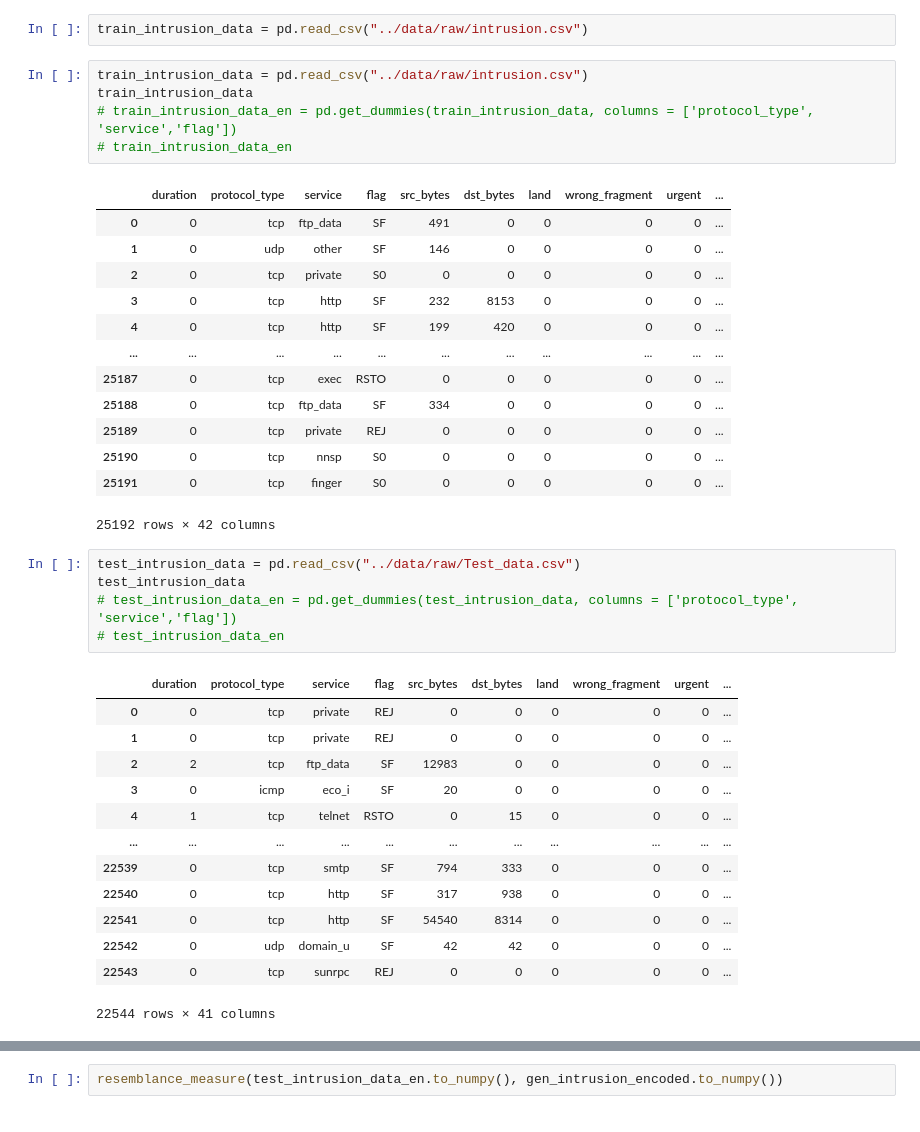
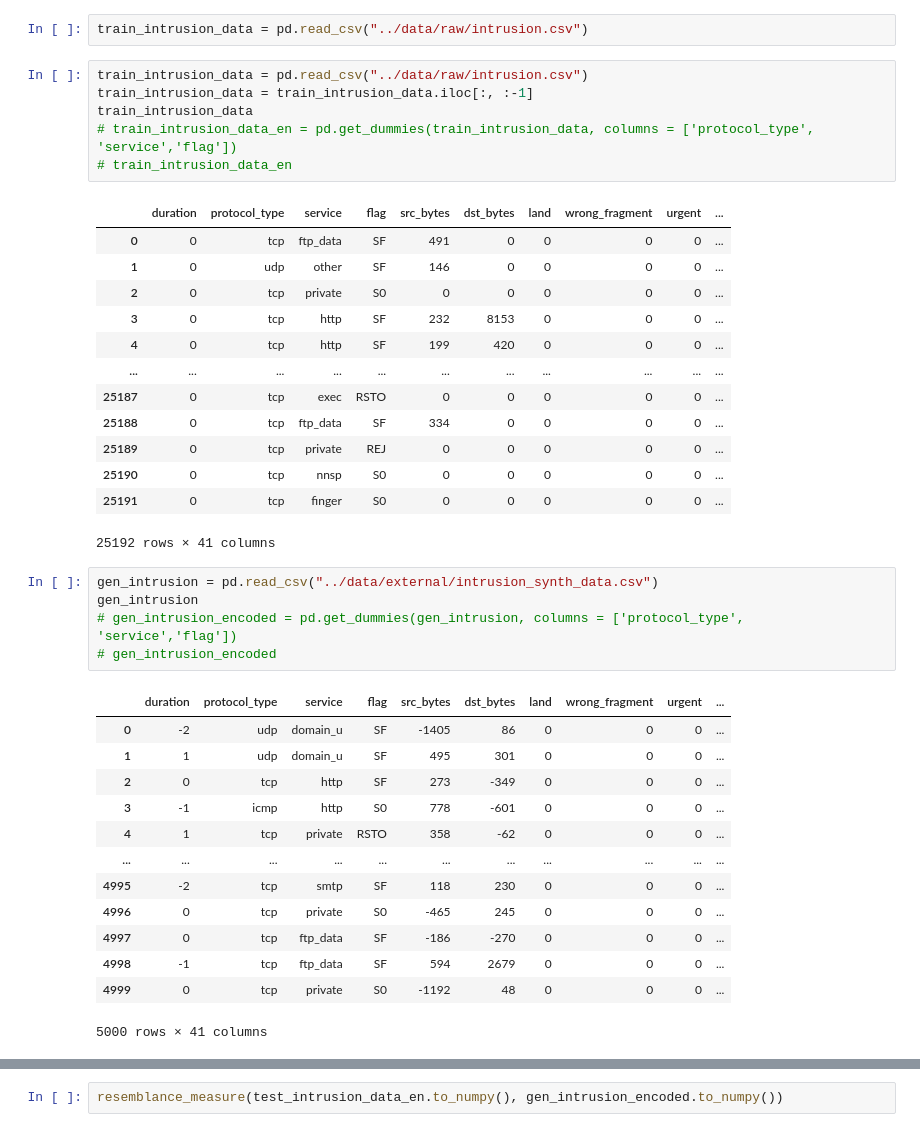
Before and after one commit to arc-arnob/Silofuse-reproduced, a Jupyter notebook: notebooks/1.0-vae-tvae-initial.ipynb, the cells around one changed output, grey strips where cells are left out. Saved outputs shown, nothing was run; the diff lists cells and outputs as text.

```diff
--- a/notebooks/1.0-vae-tvae-initial.ipynb
+++ b/notebooks/1.0-vae-tvae-initial.ipynb
@@ -734,6 +768,7 @@ df.to_csv('../data/raw/heloc.csv', index=False)
 train_intrusion_data = pd.read_csv("../data/raw/intrusion.csv")
 # %%
 train_intrusion_data = pd.read_csv("../data/raw/intrusion.csv")
+train_intrusion_data = train_intrusion_data.iloc[:, :-1]
 train_intrusion_data
 # train_intrusion_data_en = pd.get_dummies(train_intrusion_data, columns = ['protocol_type', 'service','flag'])
 # train_intrusion_data_en
@@ -750,23 +785,23 @@ train_intrusion_data
 | 25189 | 0 | tcp | private | REJ | 0 | 0 | 0 | 0 | 0 | ... |
 | 25190 | 0 | tcp | nnsp | S0 | 0 | 0 | 0 | 0 | 0 | ... |
 | 25191 | 0 | tcp | finger | S0 | 0 | 0 | 0 | 0 | 0 | ... |
-25192 rows × 42 columns
+25192 rows × 41 columns
 # %%
-test_intrusion_data = pd.read_csv("../data/raw/Test_data.csv")
-test_intrusion_data
-# test_intrusion_data_en = pd.get_dummies(test_intrusion_data, columns = ['protocol_type', 'service','flag'])
-# test_intrusion_data_en
+gen_intrusion = pd.read_csv("../data/external/intrusion_synth_data.csv")
+gen_intrusion
+# gen_intrusion_encoded = pd.get_dummies(gen_intrusion, columns = ['protocol_type', 'service','flag'])
+# gen_intrusion_encoded
 # %% [output]
 |  | duration | protocol_type | service | flag | src_bytes | dst_bytes | land | wrong_fragment | urgent | ... |
-| 0 | 0 | tcp | private | REJ | 0 | 0 | 0 | 0 | 0 | ... |
-| 1 | 0 | tcp | private | REJ | 0 | 0 | 0 | 0 | 0 | ... |
-| 2 | 2 | tcp | ftp_data | SF | 12983 | 0 | 0 | 0 | 0 | ... |
-| 3 | 0 | icmp | eco_i | SF | 20 | 0 | 0 | 0 | 0 | ... |
-| 4 | 1 | tcp | telnet | RSTO | 0 | 15 | 0 | 0 | 0 | ... |
+| 0 | -2 | udp | domain_u | SF | -1405 | 86 | 0 | 0 | 0 | ... |
+| 1 | 1 | udp | domain_u | SF | 495 | 301 | 0 | 0 | 0 | ... |
+| 2 | 0 | tcp | http | SF | 273 | -349 | 0 | 0 | 0 | ... |
+| 3 | -1 | icmp | http | S0 | 778 | -601 | 0 | 0 | 0 | ... |
+| 4 | 1 | tcp | private | RSTO | 358 | -62 | 0 | 0 | 0 | ... |
 | ... | ... | ... | ... | ... | ... | ... | ... | ... | ... | ... |
-| 22539 | 0 | tcp | smtp | SF | 794 | 333 | 0 | 0 | 0 | ... |
-| 22540 | 0 | tcp | http | SF | 317 | 938 | 0 | 0 | 0 | ... |
-| 22541 | 0 | tcp | http | SF | 54540 | 8314 | 0 | 0 | 0 | ... |
-| 22542 | 0 | udp | domain_u | SF | 42 | 42 | 0 | 0 | 0 | ... |
-| 22543 | 0 | tcp | sunrpc | REJ | 0 | 0 | 0 | 0 | 0 | ... |
+| 4995 | -2 | tcp | smtp | SF | 118 | 230 | 0 | 0 | 0 | ... |
+| 4996 | 0 | tcp | private | S0 | -465 | 245 | 0 | 0 | 0 | ... |
+| 4997 | 0 | tcp | ftp_data | SF | -186 | -270 | 0 | 0 | 0 | ... |
+| 4998 | -1 | tcp | ftp_data | SF | 594 | 2679 | 0 | 0 | 0 | ... |
+| 4999 | 0 | tcp | private | S0 | -1192 | 48 | 0 | 0 | 0 | ... |
-22544 rows × 41 columns
+5000 rows × 41 columns
```
Also changed, not shown: parts of 30 cells of this notebook, 34 other files.
